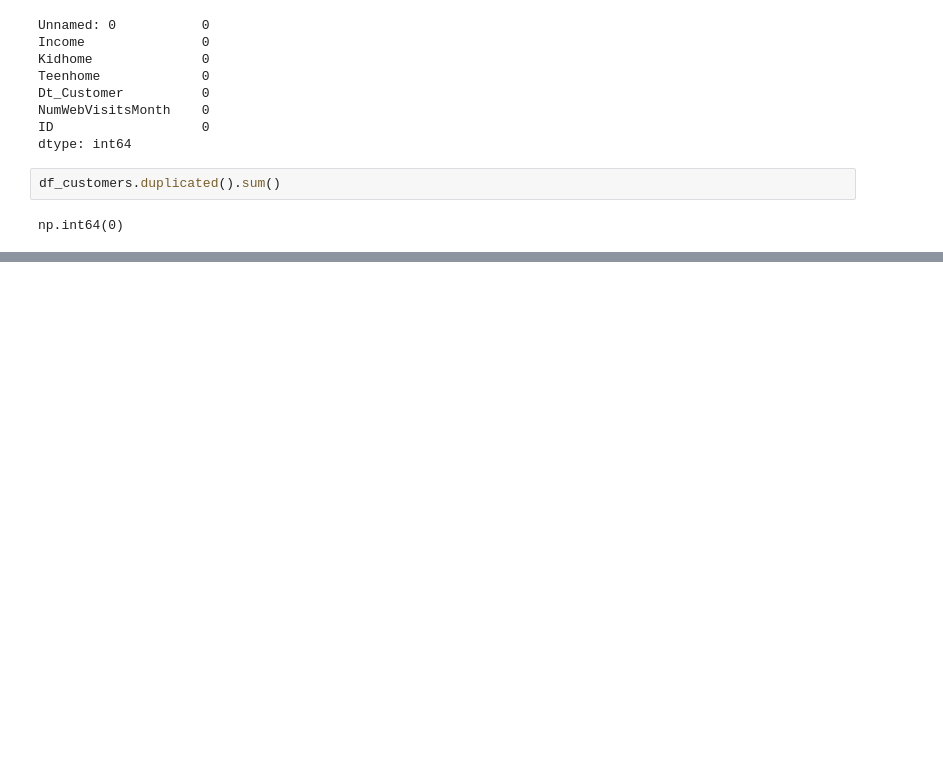
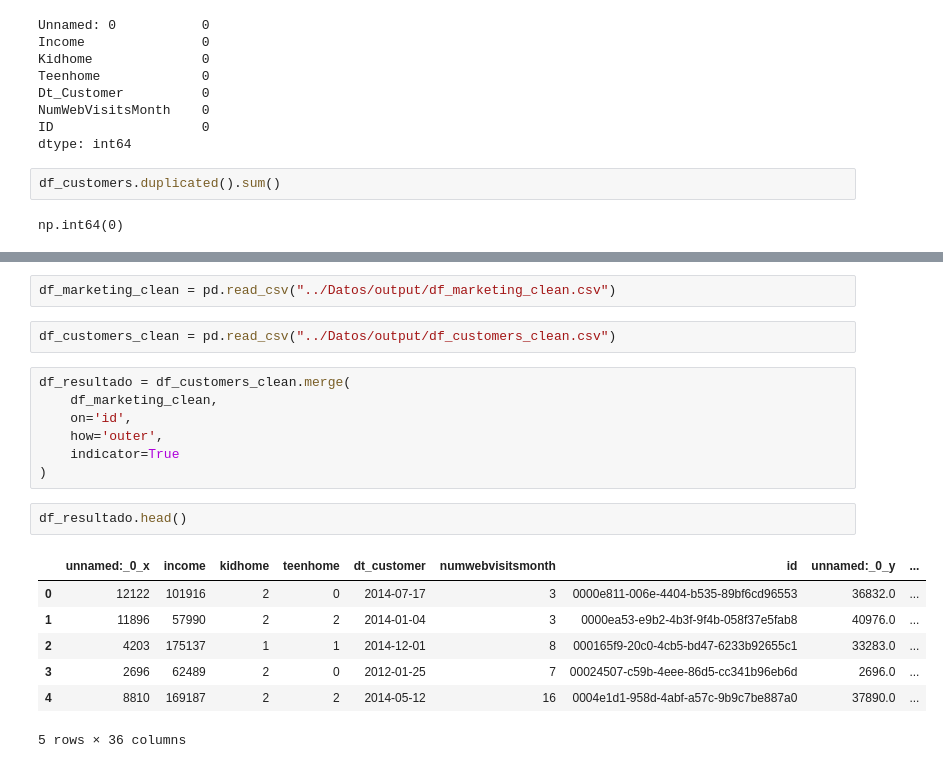
Before and after one commit to Carlagallo/EDA---MARKETING, a Jupyter notebook: Notebook/01-Analisis_preeliminar.ipynb, the cells around one changed output, grey strips where cells are left out. Saved outputs shown, nothing was run; the diff lists cells and outputs as text; blank space fills up the shorter version.

```diff
--- a/Notebook/01-Analisis_preeliminar.ipynb
+++ b/Notebook/01-Analisis_preeliminar.ipynb
@@ -526,0 +530,21 @@ np.int64(0)
+# %%
+df_marketing_clean = pd.read_csv("../Datos/output/df_marketing_clean.csv")
+# %%
+df_customers_clean = pd.read_csv("../Datos/output/df_customers_clean.csv")
+# %%
+df_resultado = df_customers_clean.merge(
+    df_marketing_clean,
+    on='id',
+    how='outer',
+    indicator=True
+)
+# %%
+df_resultado.head()
+# %% [output]
+|  | unnamed:_0_x | income | kidhome | teenhome | dt_customer | numwebvisitsmonth | id | unnamed:_0_y | ... |
+| 0 | 12122 | 101916 | 2 | 0 | 2014-07-17 | 3 | 0000e811-006e-4404-b535-89bf6cd96553 | 36832.0 | ... |
+| 1 | 11896 | 57990 | 2 | 2 | 2014-01-04 | 3 | 0000ea53-e9b2-4b3f-9f4b-058f37e5fab8 | 40976.0 | ... |
+| 2 | 4203 | 175137 | 1 | 1 | 2014-12-01 | 8 | 000165f9-20c0-4cb5-bd47-6233b92655c1 | 33283.0 | ... |
+| 3 | 2696 | 62489 | 2 | 0 | 2012-01-25 | 7 | 00024507-c59b-4eee-86d5-cc341b96eb6d | 2696.0 | ... |
+| 4 | 8810 | 169187 | 2 | 2 | 2014-05-12 | 16 | 0004e1d1-958d-4abf-a57c-9b9c7be887a0 | 37890.0 | ... |
+5 rows × 36 columns
```
Also changed, not shown: parts of 51 cells of this notebook, 3 other files.
